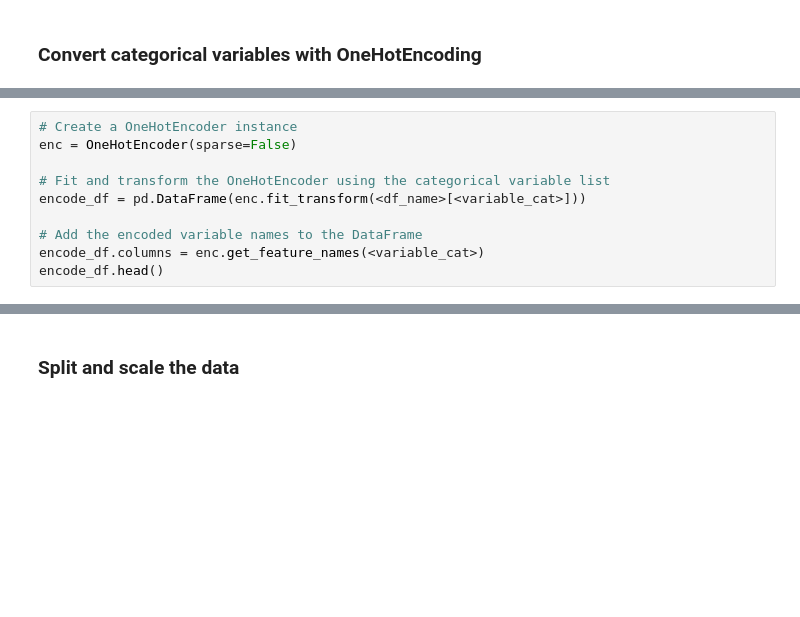
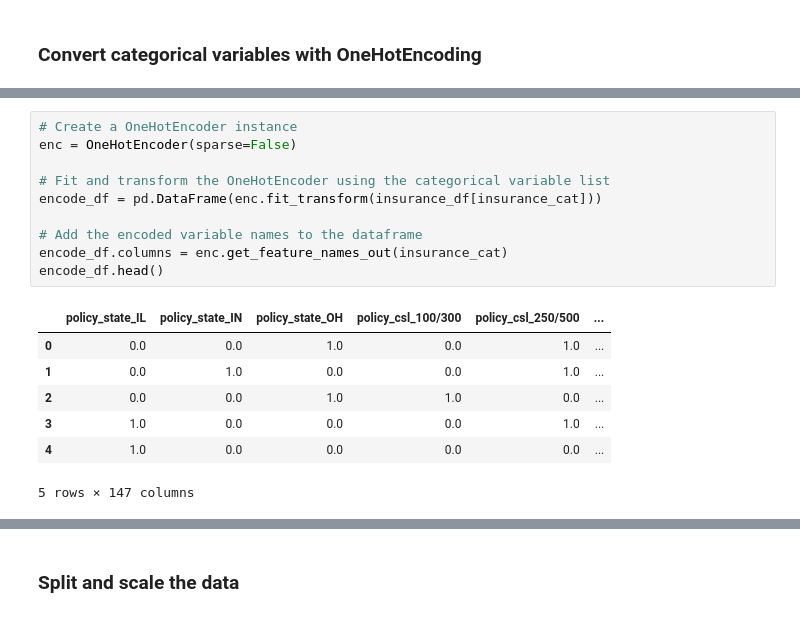
Before and after one commit to derekhuggens/Final-Project, a Jupyter notebook: ML_Model_JEM/ML_Model_Decision_Tree.ipynb, the cells around one changed output, grey strips where cells are left out. Saved outputs shown, nothing was run; the diff lists cells and outputs as text; blank space fills up the shorter version.

```diff
--- a/ML_Model_JEM/ML_Model_Decision_Tree.ipynb
+++ b/ML_Model_JEM/ML_Model_Decision_Tree.ipynb
@@ -138,12 +232,20 @@ insurance_df.head()
 # %%
 # Create a OneHotEncoder instance
 enc = OneHotEncoder(sparse=False)
 
 # Fit and transform the OneHotEncoder using the categorical variable list
-encode_df = pd.DataFrame(enc.fit_transform(<df_name>[<variable_cat>]))
+encode_df = pd.DataFrame(enc.fit_transform(insurance_df[insurance_cat]))
 
-# Add the encoded variable names to the DataFrame
-encode_df.columns = enc.get_feature_names(<variable_cat>)
+# Add the encoded variable names to the dataframe
+encode_df.columns = enc.get_feature_names_out(insurance_cat)
 encode_df.head()
+# %% [output]
+|  | policy_state_IL | policy_state_IN | policy_state_OH | policy_csl_100/300 | policy_csl_250/500 | ... |
+| 0 | 0.0 | 0.0 | 1.0 | 0.0 | 1.0 | ... |
+| 1 | 0.0 | 1.0 | 0.0 | 0.0 | 1.0 | ... |
+| 2 | 0.0 | 0.0 | 1.0 | 1.0 | 0.0 | ... |
+| 3 | 1.0 | 0.0 | 0.0 | 0.0 | 1.0 | ... |
+| 4 | 1.0 | 0.0 | 0.0 | 0.0 | 0.0 | ... |
+5 rows × 147 columns
 # %%
 # Merge one-hot encoded features and drop the originals
```
Also changed, not shown: parts of 11 cells of this notebook, 3 other files.
